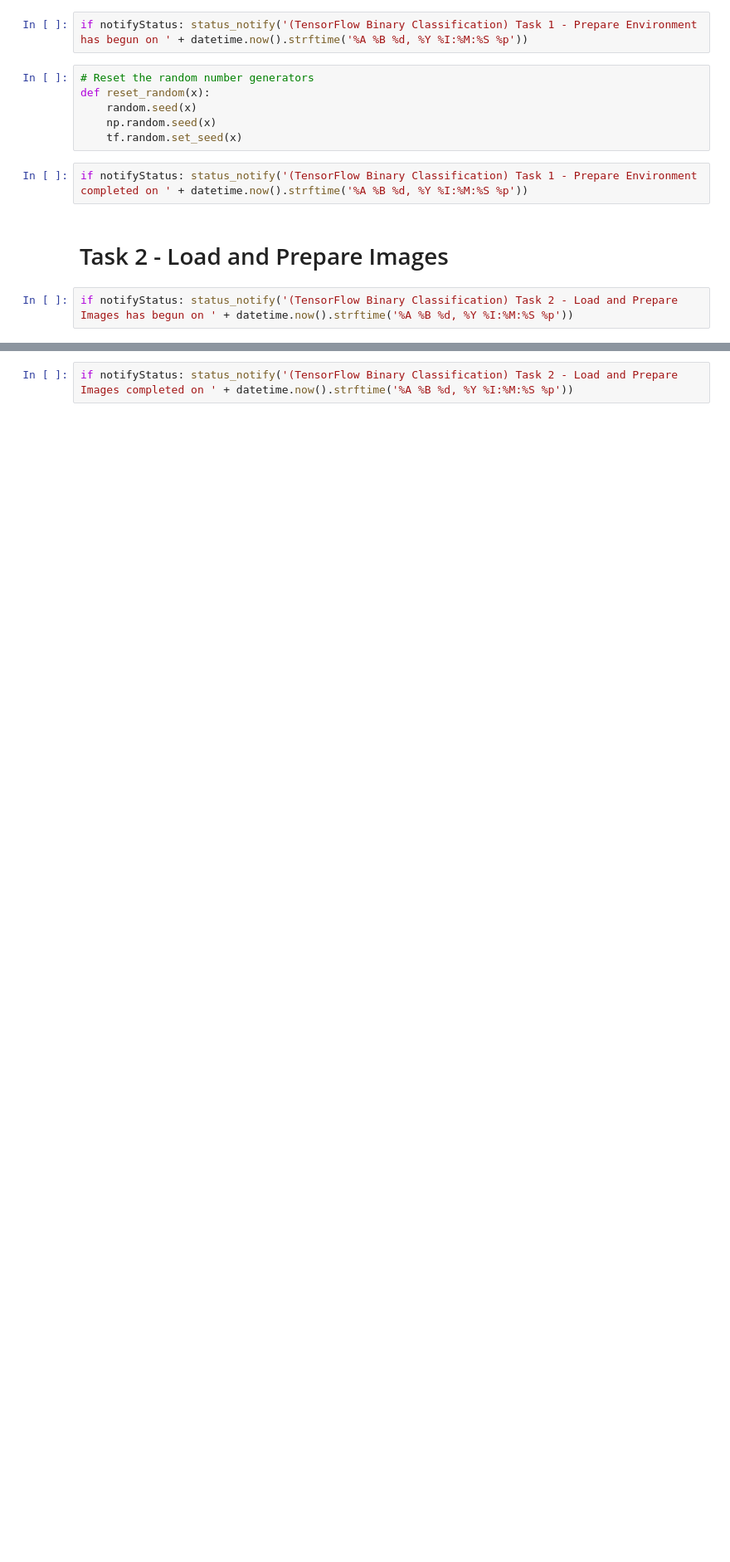
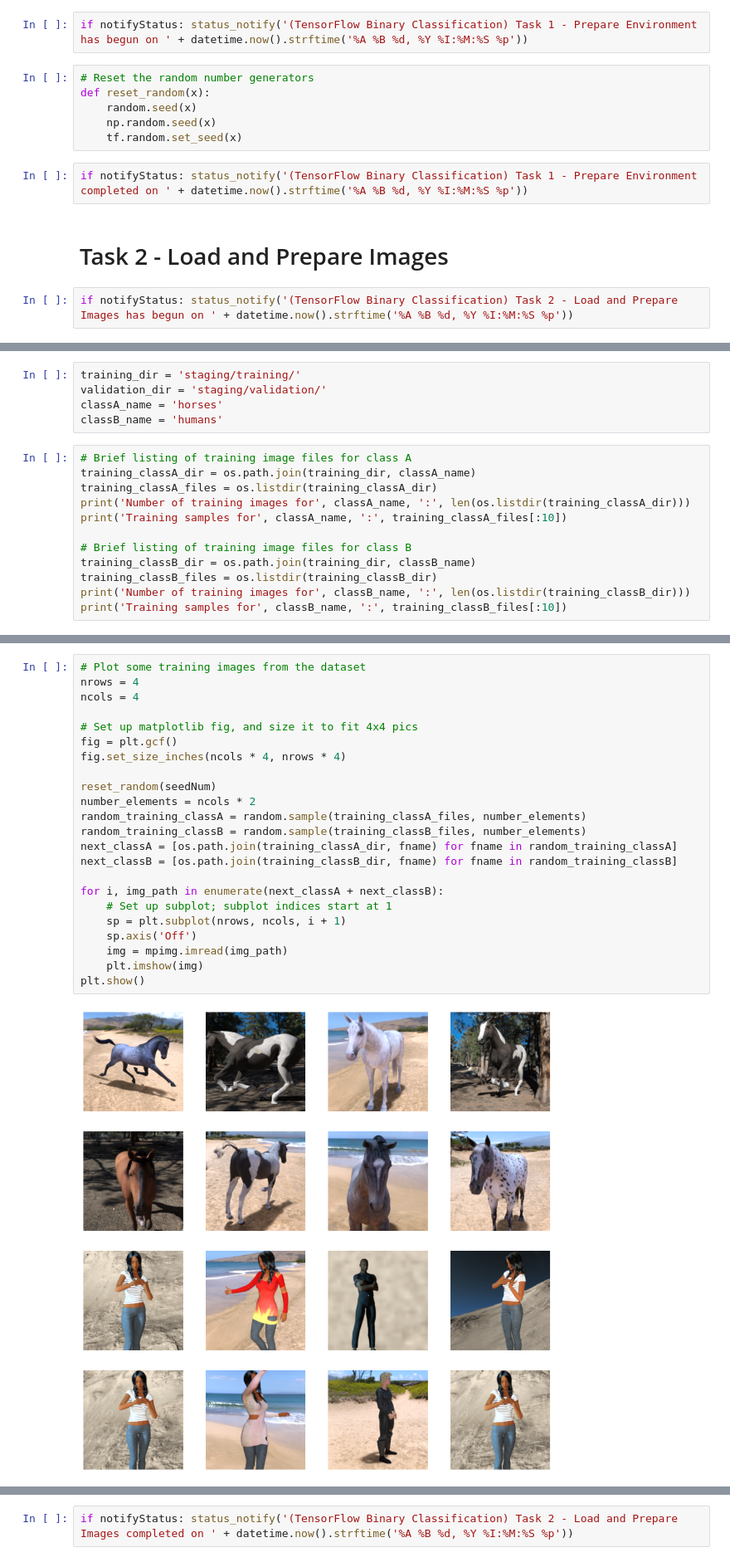
Before and after one commit to daines-analytics/template-latest, a Jupyter notebook: _py-project-templates/py_tensorflow_binaryclass_image_classification_example.ipynb, the cells around one changed output, grey strips where cells are left out. Shown at 83% size. Drawn from its saved outputs; the diff is of its cells as text; blank space fills up the shorter version.

Commit message:
Draft #4 of Python TensorFlow binary class image classification template v1

```diff
--- a/_py-project-templates/py_tensorflow_binaryclass_image_classification_example.ipynb
+++ b/_py-project-templates/py_tensorflow_binaryclass_image_classification_example.ipynb
@@ -225 +225,18 @@ zip_ref.extractall(validation_dir)
 zip_ref.close()
+# %%
+training_dir = 'staging/training/'
+validation_dir = 'staging/validation/'
+classA_name = 'horses'
+classB_name = 'humans'
+# %%
+# Brief listing of training image files for class A
+training_classA_dir = os.path.join(training_dir, classA_name)
+training_classA_files = os.listdir(training_classA_dir)
+print('Number of training images for', classA_name, ':', len(os.listdir(training_classA_dir)))
+print('Training samples for', classA_name, ':', training_classA_files[:10])
+
+# Brief listing of training image files for class B
+training_classB_dir = os.path.join(training_dir, classB_name)
+training_classB_files = os.listdir(training_classB_dir)
+print('Number of training images for', classB_name, ':', len(os.listdir(training_classB_dir)))
+print('Training samples for', classB_name, ':', training_classB_files[:10])
@@ -225,0 +265,25 @@ zip_ref.close()
+# %%
+# Plot some training images from the dataset
+nrows = 4
+ncols = 4
+
+# Set up matplotlib fig, and size it to fit 4x4 pics
+fig = plt.gcf()
+fig.set_size_inches(ncols * 4, nrows * 4)
+
+reset_random(seedNum)
+number_elements = ncols * 2
+random_training_classA = random.sample(training_classA_files, number_elements)
+random_training_classB = random.sample(training_classB_files, number_elements)
+next_classA = [os.path.join(training_classA_dir, fname) for fname in random_training_classA]
+next_classB = [os.path.join(training_classB_dir, fname) for fname in random_training_classB]
+
+for i, img_path in enumerate(next_classA + next_classB):
+    # Set up subplot; subplot indices start at 1
+    sp = plt.subplot(nrows, ncols, i + 1)
+    sp.axis('Off')
+    img = mpimg.imread(img_path)
+    plt.imshow(img)
+plt.show()
+# %% [output]
+[figure, added]
```
Also changed, not shown: parts of 68 cells of this notebook.
